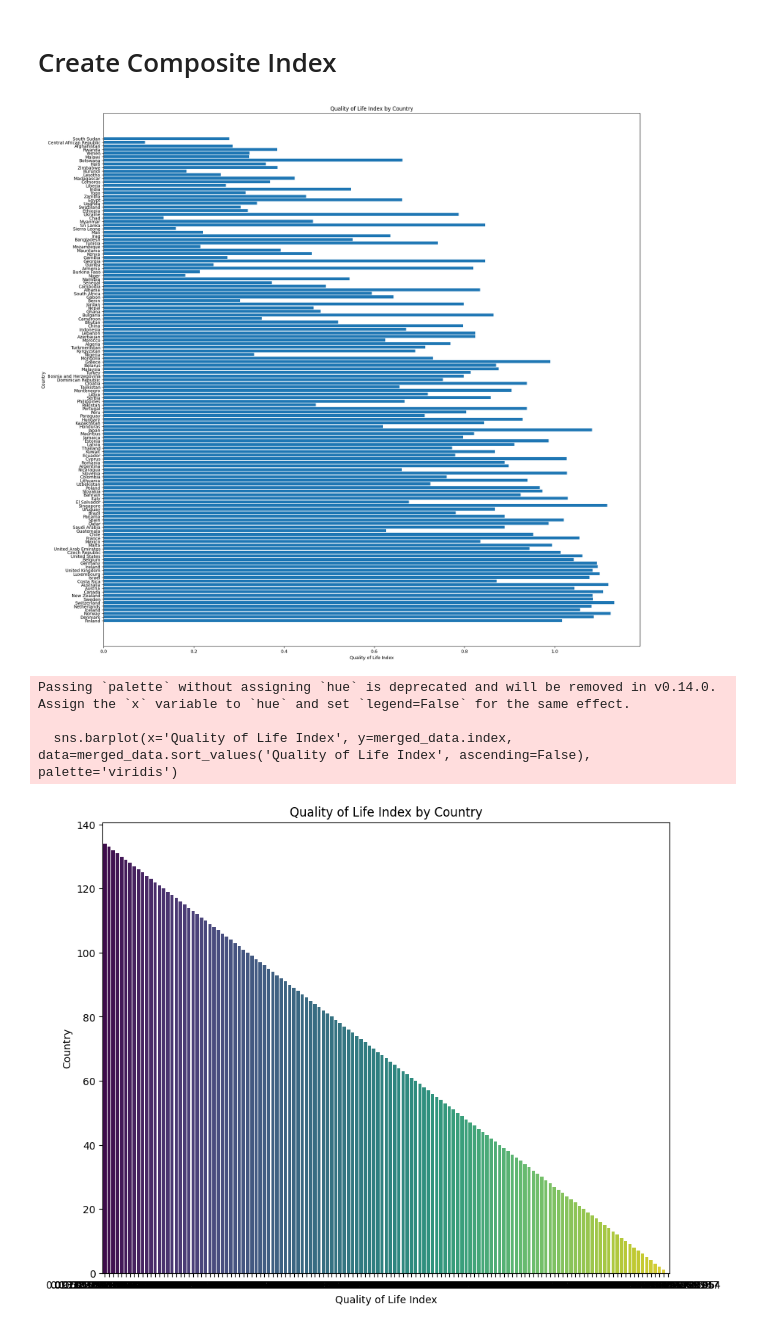
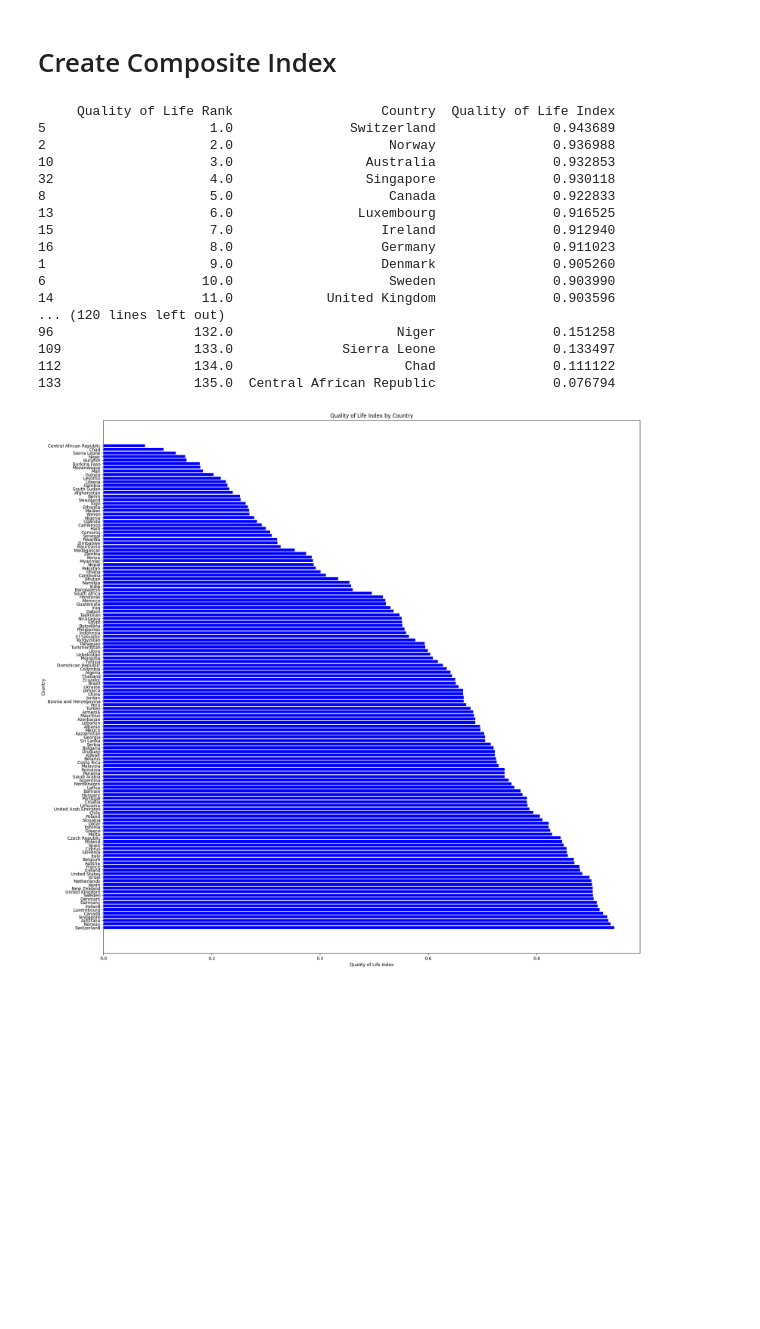
Before and after one commit to samolajide23/DAV-Repeat, a Jupyter notebook: app.ipynb, the cells around one changed output. Saved outputs shown, nothing was run; the diff lists cells and outputs as text; code cells hidden in the pictures; blank space fills up the shorter version.

Commit message:
Fixing Index Order

```diff
--- a/app.ipynb
+++ b/app.ipynb
@@ -263,33 +234,44 @@ print(top_10_countries[['Country', 'Quality of Life Index', 'Quality of Life Ran
 # %% [markdown]
 # Create Composite Index
-# %%
-for column in selected_columns:
-    normalized_data[column] *= weights[column]
-
-# Sum the weighted variables to get the composite index
-normalized_data['Quality of Life Index'] = normalized_data.sum(axis=1)
+# %%
+
+# Apply weights and sum to get the Quality of Life Index
+normalized_data['Quality of Life Index'] = sum(
+    normalized_data[col] * weight for col, weight in weights.items()
+)
+
+# Update the Quality of Life Index in merged_data
+merged_data['Quality of Life Index'] = normalized_data['Quality of Life Index']
+
+pd.set_option('display.max_rows', None)
+# Step 4: Display the top 10 countries by Quality of Life Index
+sorted_data = merged_data.sort_values('Quality of Life Index', ascending=False)
+print(sorted_data[['Quality of Life Rank', 'Country', 'Quality of Life Index']])
+# %% [output]
+     Quality of Life Rank                   Country  Quality of Life Index
+5                     1.0               Switzerland               0.943689
+2                     2.0                    Norway               0.936988
+10                    3.0                 Australia               0.932853
+32                    4.0                 Singapore               0.930118
+8                     5.0                    Canada               0.922833
+13                    6.0                Luxembourg               0.916525
+15                    7.0                   Ireland               0.912940
+16                    8.0                   Germany               0.911023
+1                     9.0                   Denmark               0.905260
+6                    10.0                    Sweden               0.903990
+14                   11.0            United Kingdom               0.903596
+... (120 lines left out)
+96                  132.0                     Niger               0.151258
+109                 133.0              Sierra Leone               0.133497
+112                 134.0                      Chad               0.111122
+133                 135.0  Central African Republic               0.076794
 # %%
-
-
-# 3. Ranking the Countries
-merged_data['Quality of Life Index'] = normalized_data['Quality of Life Index']
-# Visualize the results
+# Plotting the results
 plt.figure(figsize=(22, 22))
-plt.barh(merged_data['Country or region'], merged_data['Quality of Life Index'])
+plt.barh(sorted_data['Country'], sorted_data['Quality of Life Index'], color='blue')
 plt.xlabel('Quality of Life Index')
 plt.ylabel('Country')
 plt.title('Quality of Life Index by Country')
 plt.show()
-# Plotting the results
-plt.figure(figsize=(10, 8))
-sns.barplot(x='Quality of Life Index', y=merged_data.index, data=merged_data.sort_values('Quality of Life Index', ascending=False), palette='viridis')
-plt.xlabel('Quality of Life Index')
-plt.ylabel('Country')
-plt.title('Quality of Life Index by Country')
-plt.show()
 # %% [output]
-[figure, old version]
+[figure, new version]
-Passing `palette` without assigning `hue` is deprecated and will be removed in v0.14.0. Assign the `x` variable to `hue` and set `legend=False` for the same effect.
-
-  sns.barplot(x='Quality of Life Index', y=merged_data.index, data=merged_data.sort_values('Quality of Life Index', ascending=False), palette='viridis')
-[figure, removed]
```
Also changed, not shown: parts of 3 cells of this notebook.
